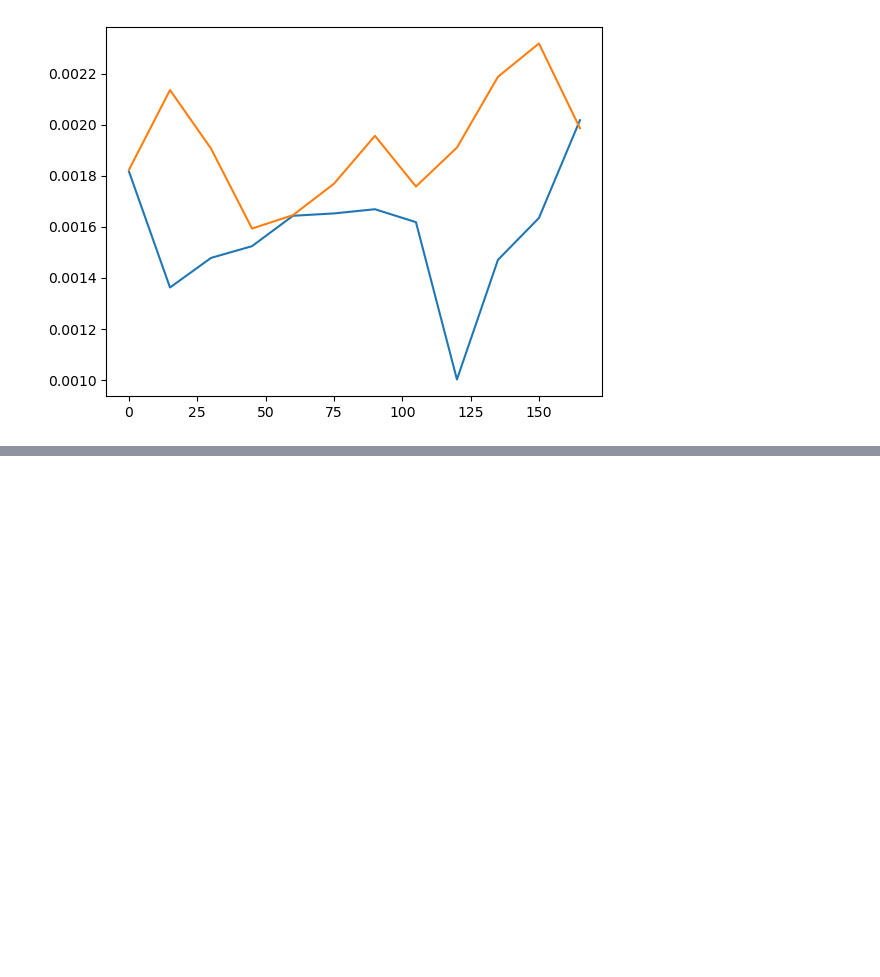
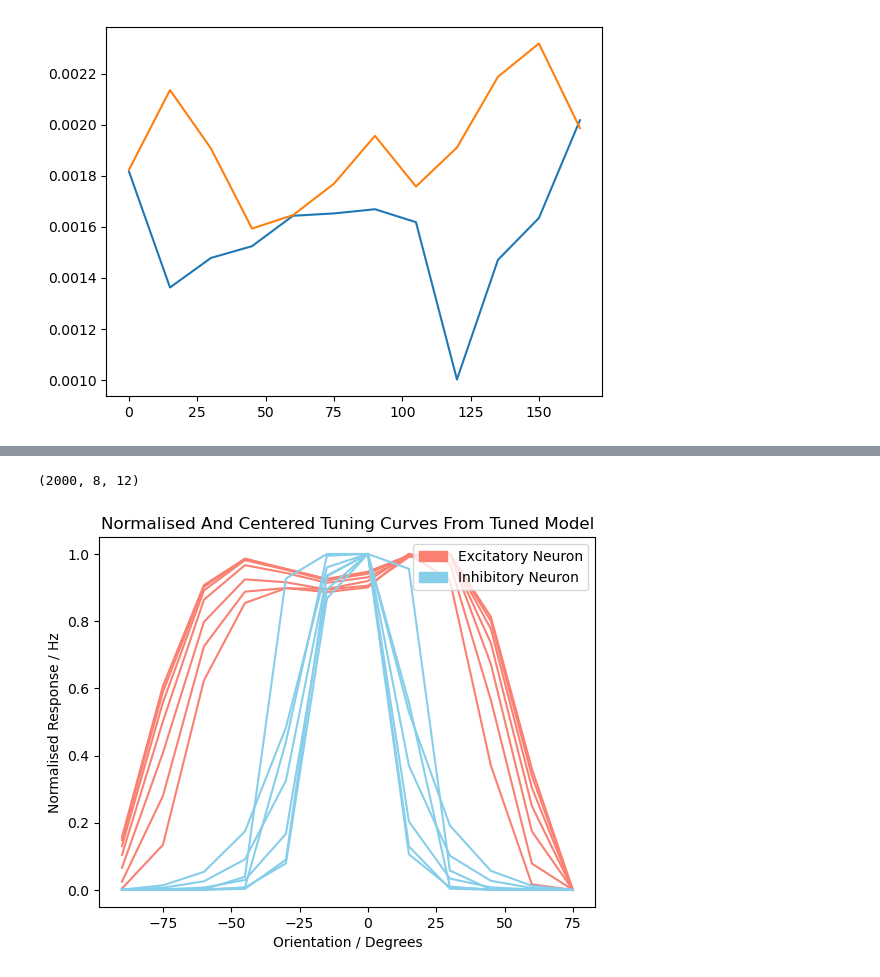
Before and after one commit to paopaoch/Mouse-V1, a Jupyter notebook: mouse.ipynb, the cells around one changed output, grey strips where cells are left out. Cells and saved outputs as stored; diff of their text form; code cells hidden in the pictures; blank space fills up the shorter version.

```diff
--- a/mouse.ipynb
+++ b/mouse.ipynb
@@ -148,0 +168,59 @@ len(result_array[0:50][None, :, :, :])
+# %%
+# J_array = [0.69, 0.64, 0., -0.29]
+# P_array = [-2.21, -2.21, -0.8, -0.8]
+# w_array = [3.46, 3.46, 3.46, 3.46]
+
+# J_array = [-5.1707, -0.0277,  0.9482,  0.1585]
+# P_array = [-6.1361, -1.9772,  0.8548,  1.2384]
+# w_array = [0.3990, 3.6245, 4.1893, 3.6955]
+
+J_array = [ 1.1768, -0.3358,  0.6635, -0.6340]
+P_array = [-0.1462, -2.3469, -2.3378, -1.1891]
+w_array = [4.2706, 3.4293, 3.4367, 3.4650]
+
+model = mu.NeuroNN(J_array, P_array, w_array, 2000)
+# %%
+preds, _ = model()
+# %%
+preds_array = preds.detach().numpy()
+# %%
+preds_array.shape
+# %% [output]
+(2000, 8, 12)
+# %%
+# weighted_mean = np.sum(unique_orientation * preds_array[1500][7]) / np.sum(preds_array[1500][7])
+# print(weighted_mean)
+# shift = 90 - weighted_mean
+
+# indexes = [340, 500, 600, 750, 850]
+indexes = [500, 600, 800, 856]
+colors = ["salmon", "skyblue", "seagreen", "khaki", "mediumslateblue"]
+indexes = [550, 1951]
+colors = ["salmon", "skyblue"]
+x = unique_orientation - 90
+
+for i, color in zip(indexes, colors):
+    weighted_mean = np.sum(unique_orientation * preds_array[i][7]) / np.sum(preds_array[i][7])
+    # shift = 90 - weighted_mean
+    shift = int((90 - weighted_mean) % 15) - 5
+
+    # argmax = np.argmax(preds_array[i][7])
+    # shift = 5 - np.argmax(preds_array[i][7])
+    for j in range(8):
+        y = gaussian_filter1d(preds_array[i][j], sigma=0.01)
+        max_val = np.max(y)
+        min_val = np.min(y)
+        y_shifted = (np.roll(y, shift) - min_val) / (max_val - min_val)
+        # y_shifted = np.roll(y, shift) / max_val
+        # y_shifted = y / max_val
+        plt.plot(x, y_shifted, color=color)
+
+plt.title("Normalised And Centered Tuning Curves From Tuned Model")
+plt.xlabel("Orientation / Degrees")
+plt.ylabel("Normalised Response / Hz")
+red_patch = mpatches.Patch(color='salmon', label='Excitatory Neuron')
+blue_patch = mpatches.Patch(color='skyblue', label='Inhibitory Neuron')
+plt.legend(handles=[red_patch, blue_patch], loc='upper right')
+plt.show()
+# %% [output]
+[figure, added]
```
Also changed, not shown: parts of 16 cells of this notebook, 2 other files.
